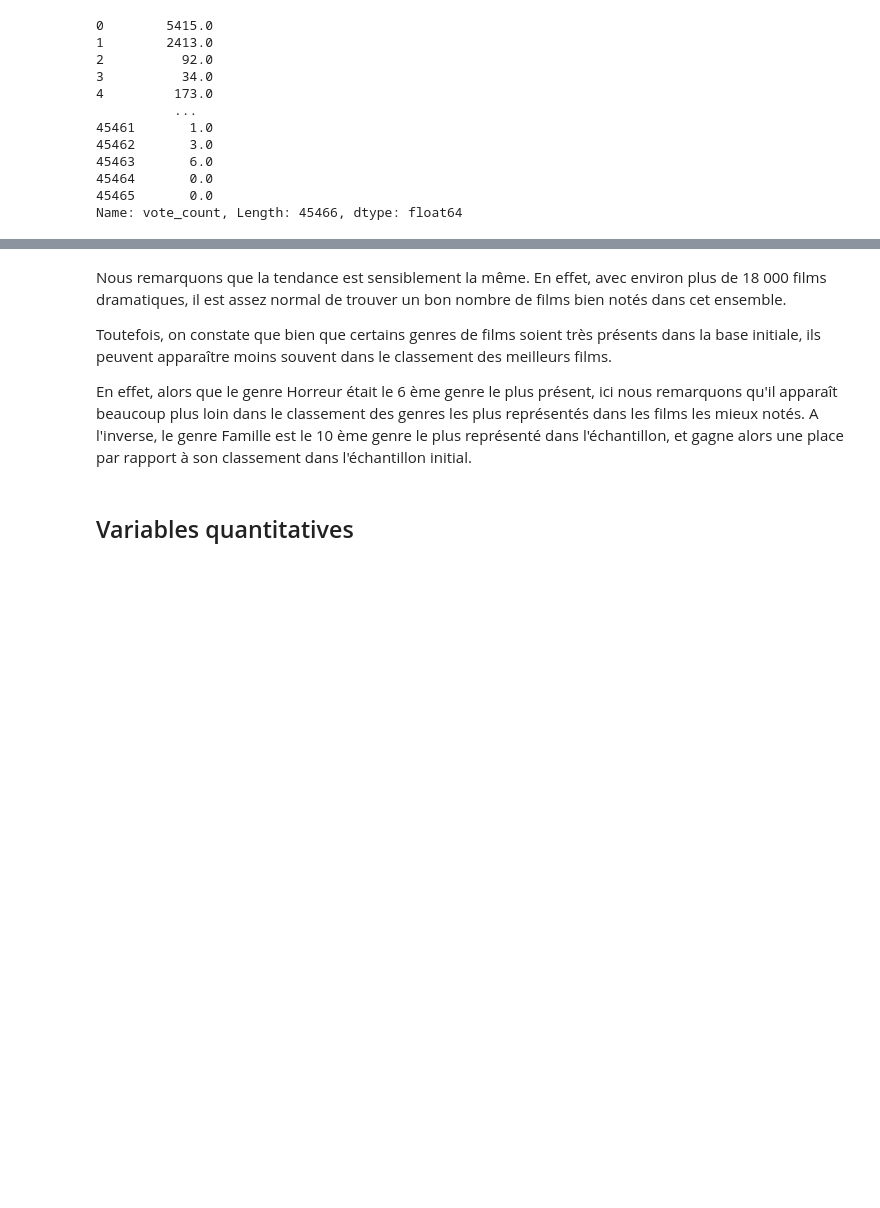
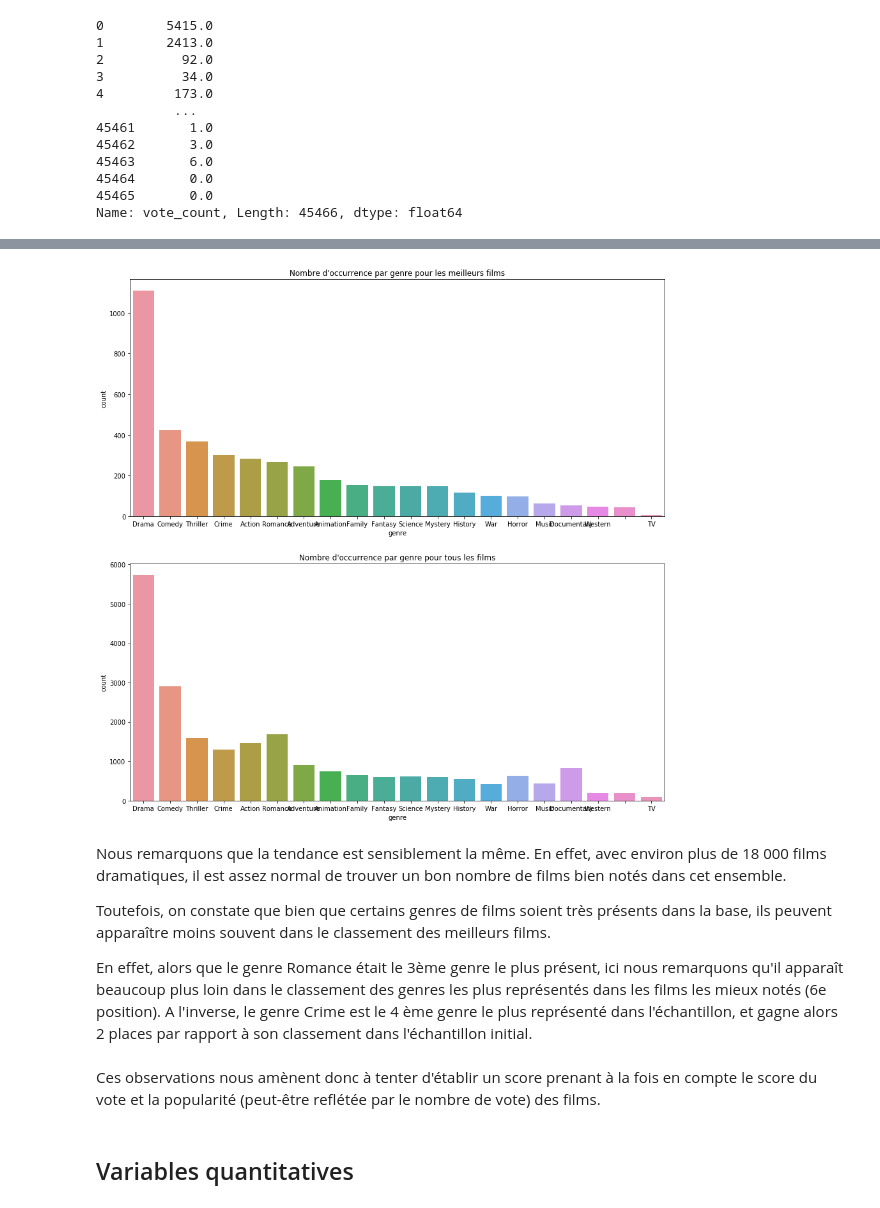
Before and after one commit to marie-ganon/Projet-Python-S1, a Jupyter notebook: Notebook Projet GANON-HE.ipynb, the cells around one changed output, grey strips where cells are left out. Drawn from its saved outputs; the diff is of its cells as text; code cells hidden in the pictures; blank space fills up the shorter version.

```diff
--- a/Notebook Projet GANON-HE.ipynb
+++ b/Notebook Projet GANON-HE.ipynb
@@ -724,9 +750,19 @@ Text(0.5, 1.0, 'Genres des films les mieux notés')
+# %%
+fig, (ax_1, ax_2) = plt.subplots(2, figsize=(15,15))
+sns.countplot(x = df_bm_genre.genre, order = df_bm_genre.genre.value_counts().index, ax = ax_1)
+sns.countplot(x = df_genre.genre, order = df_bm_genre.genre.value_counts().index,ax=ax_2)
+ax_1.title.set_text("Nombre d'occurrence par genre pour les meilleurs films")
+ax_2.title.set_text("Nombre d'occurrence par genre pour tous les films")
+# %% [output]
+[figure, added]
 # %% [markdown]
 Nous remarquons que la tendance est sensiblement la même. En effet, avec environ plus de 18 000 films dramatiques, il est assez normal de trouver un bon nombre de films bien notés dans cet ensemble.
 
-Toutefois, on constate que bien que certains genres de films soient très présents dans la base initiale, ils peuvent apparaître moins souvent dans le classement des meilleurs films.
+Toutefois, on constate que bien que certains genres de films soient très présents dans la base, ils peuvent apparaître moins souvent dans le classement des meilleurs films.
 
-En effet, alors que le genre Horreur était le 6 ème genre le plus présent, ici nous remarquons qu'il apparaît beaucoup plus loin dans le classement des genres les plus représentés dans les films les mieux notés. A l'inverse, le genre Famille est le 10 ème genre le plus représenté dans l'échantillon, et gagne alors une place par rapport à son classement dans l'échantillon initial.
+En effet, alors que le genre Romance était le 3ème genre le plus présent, ici nous remarquons qu'il apparaît beaucoup plus loin dans le classement des genres les plus représentés dans les films les mieux notés (6e position). A l'inverse, le genre Crime est le 4 ème genre le plus représenté dans l'échantillon, et gagne alors 2 places par rapport à son classement dans l'échantillon initial.
+# %% [markdown]
+Ces observations nous amènent donc à tenter d'établir un score prenant à la fois en compte le score du vote et la popularité (peut-être reflétée par le nombre de vote) des films.
 # %% [markdown]
 ## Variables quantitatives
 # %% [markdown]
```
Also changed, not shown: parts of 42 cells of this notebook.
